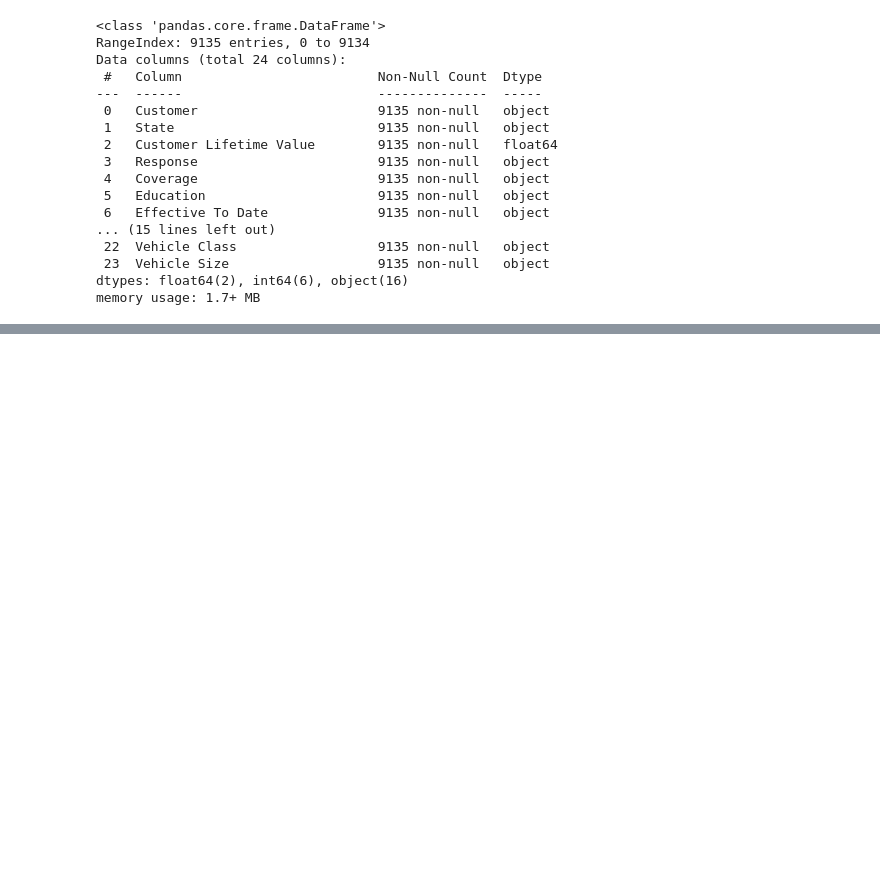
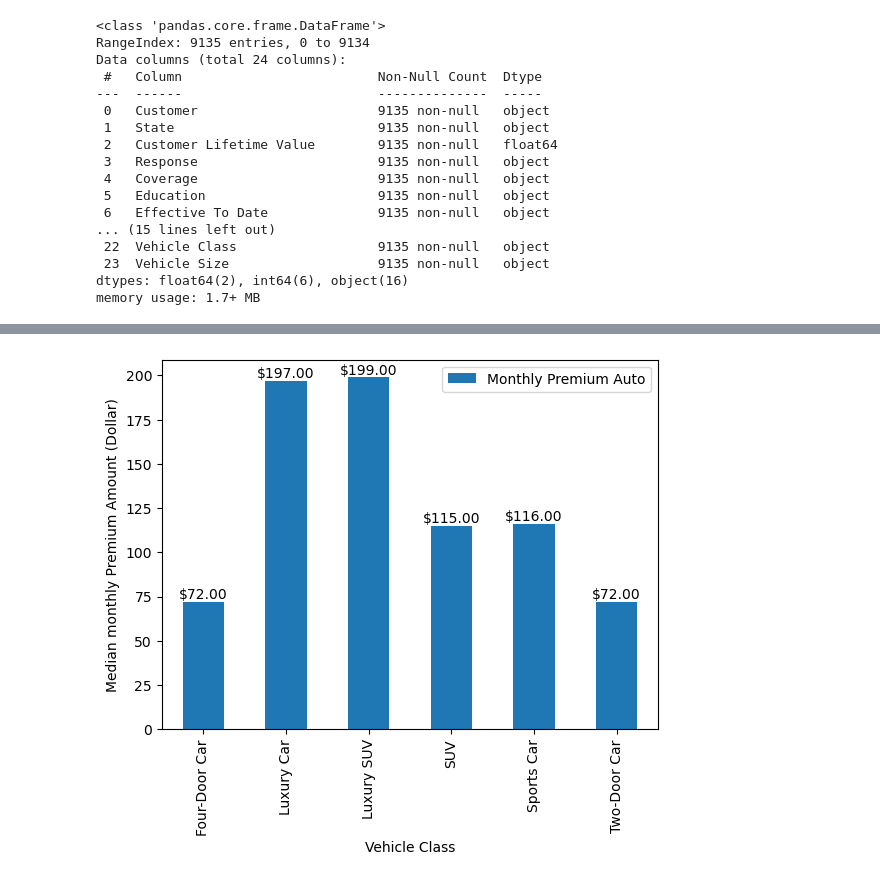
Before and after one commit to rdeshir10/Understanding_car_insurance, a Jupyter notebook: car_insurance.ipynb, the cells around one changed output, grey strips where cells are left out. Cells and saved outputs as stored; diff of their text form; code cells hidden in the pictures; blank space fills up the shorter version.

```diff
--- a/car_insurance.ipynb
+++ b/car_insurance.ipynb
@@ -65,0 +91,14 @@ income_df[["Income","Monthly Premium Auto","Total Claim Amount","Number of Polic
+# %%
+# Bar graph for Median total claim amount vs. Vehicle Class
+grouped_df = pd.DataFrame(auto_df.groupby('Vehicle Class')['Monthly Premium Auto'].median())
+grouped_df = grouped_df.reset_index()
+grouped_df
+
+ax = grouped_df.plot("Vehicle Class", "Monthly Premium Auto", kind="bar", ylabel="Median monthly Premium Amount (Dollar)")
+
+for index, value in enumerate(grouped_df['Monthly Premium Auto']):
+    ax.text(index, value, f"${value:.2f}", ha='center', va='bottom')
+
+plt.show()
+# %% [output]
+[figure, added]
```
Also changed, not shown: parts of 10 cells of this notebook.
